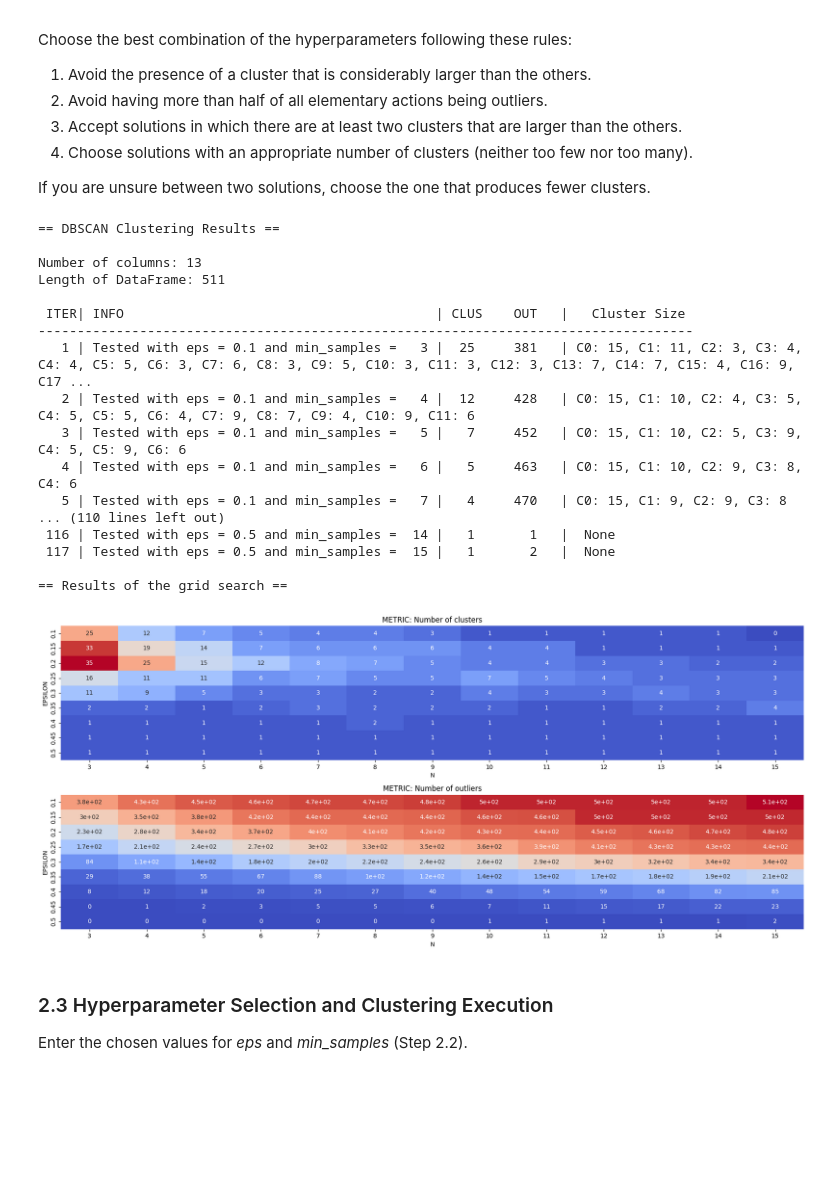
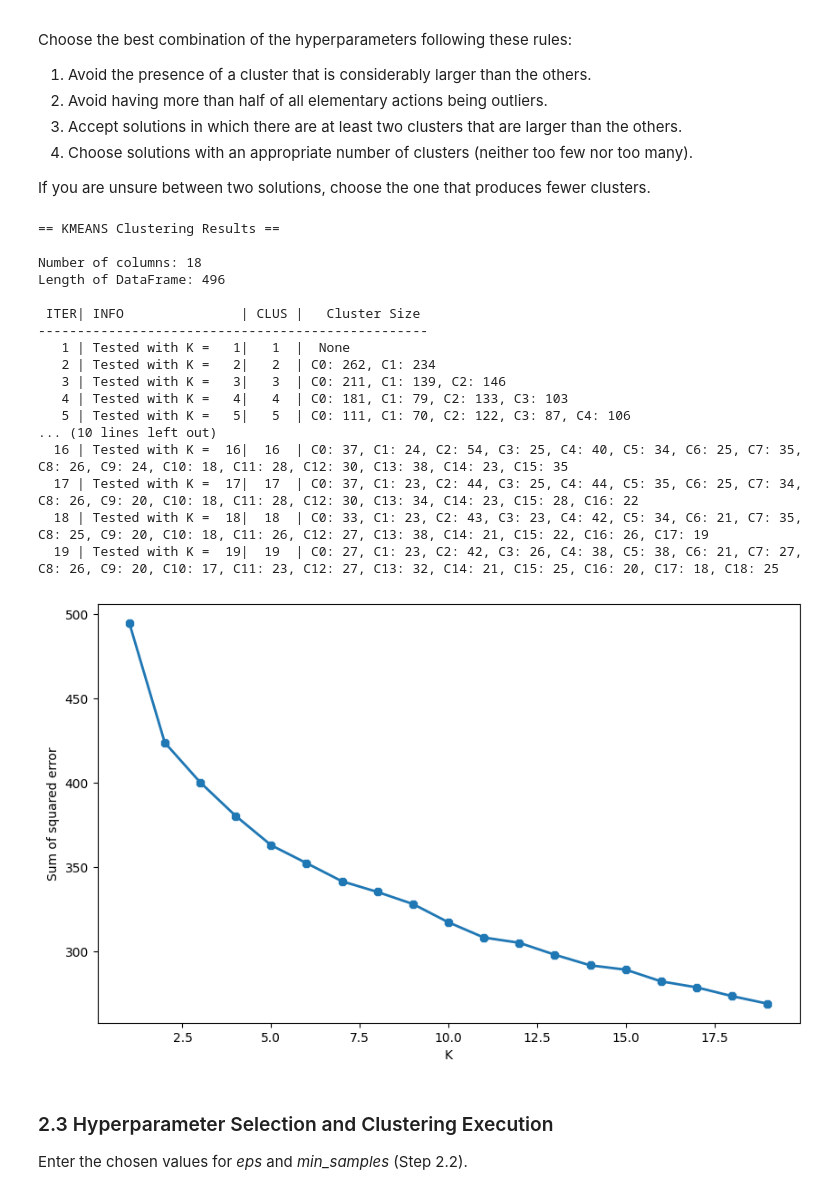
Before and after one commit to VSecLab/BioCRG, a Jupyter notebook: model_project/src/model.ipynb, the cells around one changed output. Saved outputs shown, nothing was run; the diff lists cells and outputs as text; code cells hidden in the pictures; blank space fills up the shorter version.

Commit message:
New data and kmeans implementation

```diff
--- a/model_project/src/model.ipynb
+++ b/model_project/src/model.ipynb
@@ -39,13 +41,14 @@ processed_data_path = config.PROCESSED_DATA_DIR
 histogram_dir = config.POSITION_HISTOGRAMS_DIR"""
 
 # both rotation and position
-result_directory = "dbscan_results"
 features = config.FEATURES
 segmentation_result = config.BOTH_SEGMENTATION_DIR
 processed_data_path = config.PROCESSED_DATA_DIR
 histogram_dir = config.BOTH_HISTOGRAMS_DIR
 
 feature_len = len(features) - 2
+
+clustering_algorithm = "kmeans"
 # %% [markdown]
 # Model Training
 
@@ -136,37 +161,45 @@ Choose the best combination of the hyperparameters following these rules:
 
 If you are unsure between two solutions, choose the one that produces fewer clusters.
 # %%
-pca = PCA(n_components=0.9)
+"""pca = PCA(n_components=0.9)
 
 X_pca = pca.fit_transform(df.values)
 
 # Trasforma in DataFrame con indici originali
 df_pca = pd.DataFrame(X_pca, index=df.index, columns=[f'{i+1}' for i in range(X_pca.shape[1])])
+"""
 
-print("== DBSCAN Clustering Results ==\n")
-n_cols = len(df_pca.columns)
-length = len(df_pca)
-print(f"Number of columns: {n_cols}\nLength of DataFrame: {length}\n")
-db.grid(df)
+if clustering_algorithm == "dbscan":
+    print("== DBSCAN Clustering Results ==\n")
+    n_cols = len(df.columns)
+    length = len(df)
+    print(f"Number of columns: {n_cols}\nLength of DataFrame: {length}\n")
+    db.grid(df)
+elif clustering_algorithm == "kmeans":
+    print("== KMEANS Clustering Results ==\n")
+    n_cols = len(df.columns)
+    length = len(df)
+    print(f"Number of columns: {n_cols}\nLength of DataFrame: {length}\n")
+    km.grid(df)
 # %% [output]
-== DBSCAN Clustering Results ==
+== KMEANS Clustering Results ==
 
-Number of columns: 13
-Length of DataFrame: 511
+Number of columns: 18
+Length of DataFrame: 496
 
- ITER| INFO                                        | CLUS    OUT   |   Cluster Size
-------------------------------------------------------------------------------------
-   1 | Tested with eps = 0.1 and min_samples =   3 |  25     381   | C0: 15, C1: 11, C2: 3, C3: 4, C4: 4, C5: 5, C6: 3, C7: 6, C8: 3, C9: 5, C10: 3, C11: 3, C12: 3, C13: 7, C14: 7, C15: 4, C16: 9, C17 ...
-   2 | Tested with eps = 0.1 and min_samples =   4 |  12     428   | C0: 15, C1: 10, C2: 4, C3: 5, C4: 5, C5: 5, C6: 4, C7: 9, C8: 7, C9: 4, C10: 9, C11: 6
-   3 | Tested with eps = 0.1 and min_samples =   5 |   7     452   | C0: 15, C1: 10, C2: 5, C3: 9, C4: 5, C5: 9, C6: 6
-   4 | Tested with eps = 0.1 and min_samples =   6 |   5     463   | C0: 15, C1: 10, C2: 9, C3: 8, C4: 6
-   5 | Tested with eps = 0.1 and min_samples =   7 |   4     470   | C0: 15, C1: 9, C2: 9, C3: 8
-... (110 lines left out)
- 116 | Tested with eps = 0.5 and min_samples =  14 |   1       1   |  None
- 117 | Tested with eps = 0.5 and min_samples =  15 |   1       2   |  None
-
-== Results of the grid search ==
+ ITER| INFO               | CLUS |   Cluster Size
+--------------------------------------------------
+   1 | Tested with K =   1|   1  |  None
+   2 | Tested with K =   2|   2  | C0: 262, C1: 234
+   3 | Tested with K =   3|   3  | C0: 211, C1: 139, C2: 146
+   4 | Tested with K =   4|   4  | C0: 181, C1: 79, C2: 133, C3: 103
+   5 | Tested with K =   5|   5  | C0: 111, C1: 70, C2: 122, C3: 87, C4: 106
+... (10 lines left out)
+  16 | Tested with K =  16|  16  | C0: 37, C1: 24, C2: 54, C3: 25, C4: 40, C5: 34, C6: 25, C7: 35, C8: 26, C9: 24, C10: 18, C11: 28, C12: 30, C13: 38, C14: 23, C15: 35
+  17 | Tested with K =  17|  17  | C0: 37, C1: 23, C2: 44, C3: 25, C4: 44, C5: 35, C6: 25, C7: 34, C8: 26, C9: 20, C10: 18, C11: 28, C12: 30, C13: 34, C14: 23, C15: 28, C16: 22
+  18 | Tested with K =  18|  18  | C0: 33, C1: 23, C2: 43, C3: 23, C4: 42, C5: 34, C6: 21, C7: 35, C8: 25, C9: 20, C10: 18, C11: 26, C12: 27, C13: 38, C14: 21, C15: 22, C16: 26, C17: 19
+  19 | Tested with K =  19|  19  | C0: 27, C1: 23, C2: 42, C3: 26, C4: 38, C5: 38, C6: 21, C7: 27, C8: 26, C9: 20, C10: 17, C11: 23, C12: 27, C13: 32, C14: 21, C15: 25, C16: 20, C17: 18, C18: 25
-[figure, old version]
+[figure, new version]
 # %% [markdown]
 ### 2.3 Hyperparameter Selection and Clustering Execution
 
```
Also changed, not shown: parts of 17 cells of this notebook, 15 other files.
